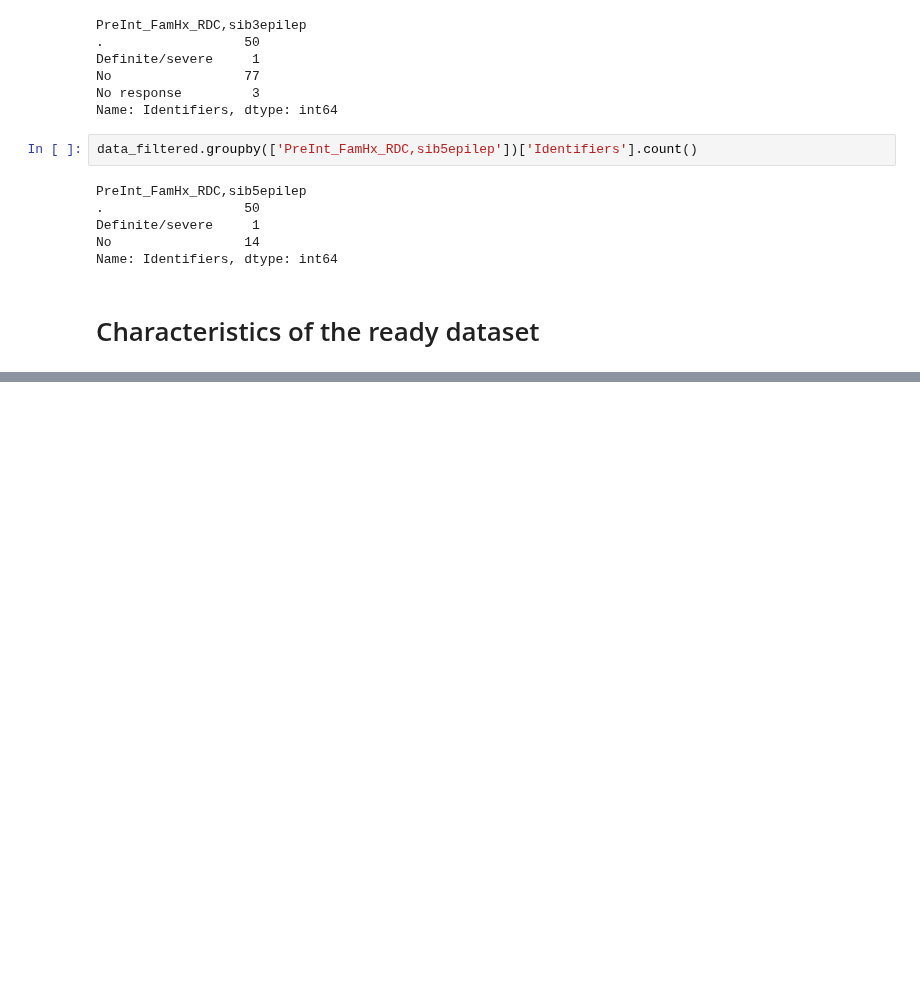
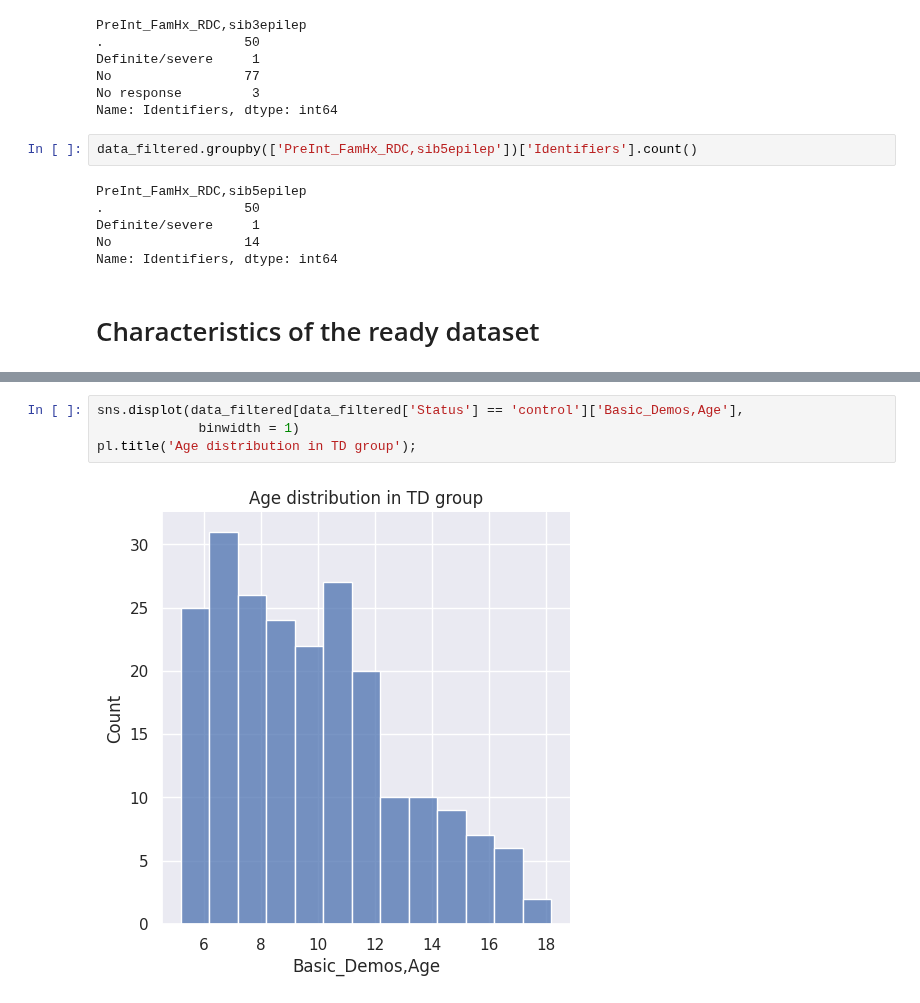
Before and after one commit to cristinarainich/Child-Mind-Institute-Project, a Jupyter notebook: Pheno_data.ipynb, the cells around one changed output, grey strips where cells are left out. Saved outputs shown, nothing was run; the diff lists cells and outputs as text; blank space fills up the shorter version.

```diff
--- a/Pheno_data.ipynb
+++ b/Pheno_data.ipynb
@@ -1533,2 +1691,8 @@ pl.title('Age distribution in DD group');
+# %%
+sns.displot(data_filtered[data_filtered['Status'] == 'control']['Basic_Demos,Age'],
+             binwidth = 1)
+pl.title('Age distribution in TD group');
+# %% [output]
+[figure, added]
 # %%
 print('5-6 years old')
```
Also changed, not shown: parts of 70 cells of this notebook.
